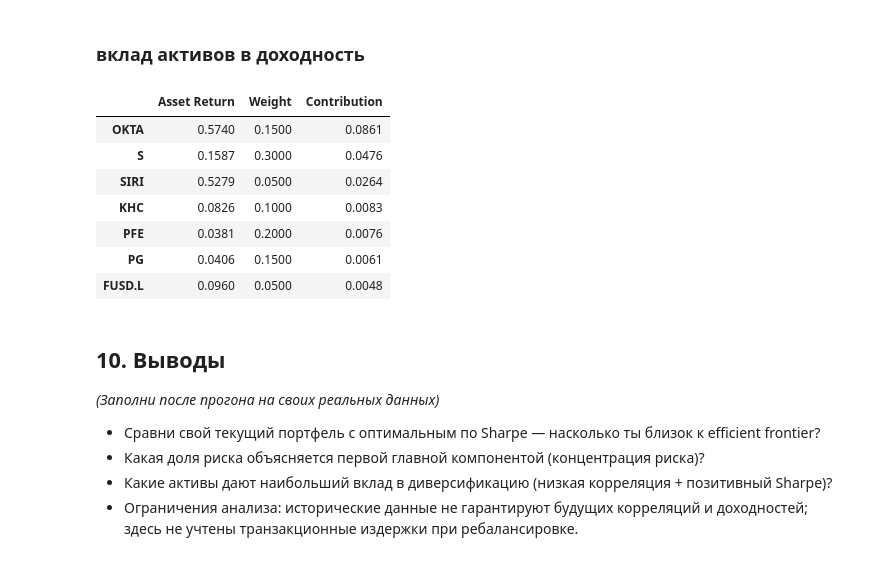
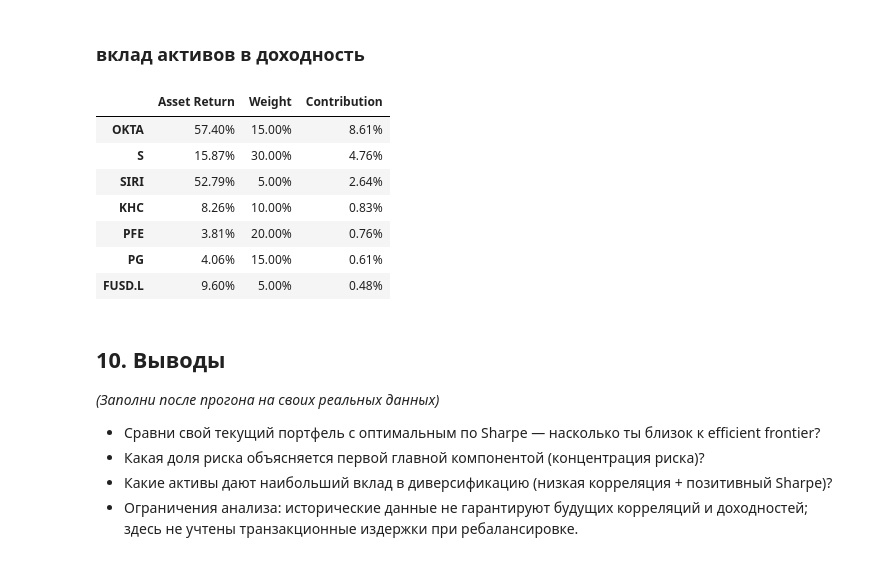
Before and after one commit to koss28/Portfolio_analysis, a Jupyter notebook: notebooks/portfolio risk analytics.ipynb, the cells around one changed output. Drawn from its saved outputs; the diff is of its cells as text; code cells hidden in the pictures.

Commit message:
data sorting and processing

```diff
--- a/notebooks/portfolio risk analytics.ipynb
+++ b/notebooks/portfolio risk analytics.ipynb
@@ -811,34 +811,40 @@ pd.DataFrame(alpha_beta)
 # %%
 returns_2026 = returns.loc["2026-01-01":]
 
 asset_return_2026 = (
     1 + returns_2026[tickers]
 ).prod() - 1
 
 weights_series = pd.Series(
     weights,
     index=tickers
 )
 
 contribution = asset_return_2026 * weights_series
 
-pd.DataFrame({
+asset_return_2026 = pd.DataFrame({
     "Asset Return": asset_return_2026,
     "Weight": weights_series,
     "Contribution": contribution
 }).sort_values(
     "Contribution",
     ascending=False
 )
+
+asset_return_2026.style.format({
+    "Asset Return": "{:.2%}",
+    "Weight": "{:.2%}",
+    "Contribution": "{:.2%}"
+})
 # %% [output]
 |  | Asset Return | Weight | Contribution |
-| OKTA | 0.5740 | 0.1500 | 0.0861 |
-| S | 0.1587 | 0.3000 | 0.0476 |
-| SIRI | 0.5279 | 0.0500 | 0.0264 |
-| KHC | 0.0826 | 0.1000 | 0.0083 |
-| PFE | 0.0381 | 0.2000 | 0.0076 |
-| PG | 0.0406 | 0.1500 | 0.0061 |
-| FUSD.L | 0.0960 | 0.0500 | 0.0048 |
+| OKTA | 57.40% | 15.00% | 8.61% |
+| S | 15.87% | 30.00% | 4.76% |
+| SIRI | 52.79% | 5.00% | 2.64% |
+| KHC | 8.26% | 10.00% | 0.83% |
+| PFE | 3.81% | 20.00% | 0.76% |
+| PG | 4.06% | 15.00% | 0.61% |
+| FUSD.L | 9.60% | 5.00% | 0.48% |
 # %% [markdown]
 ## 10. Выводы
 
```
Also changed, not shown: parts of 2 cells of this notebook, 2 other files.
